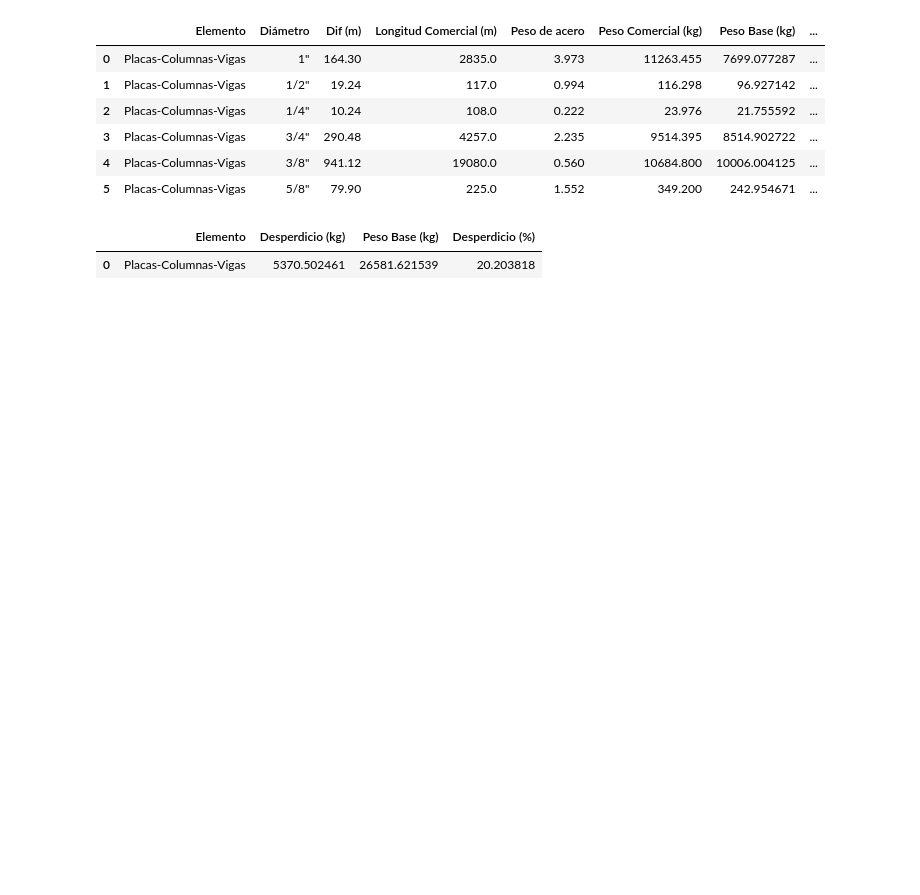
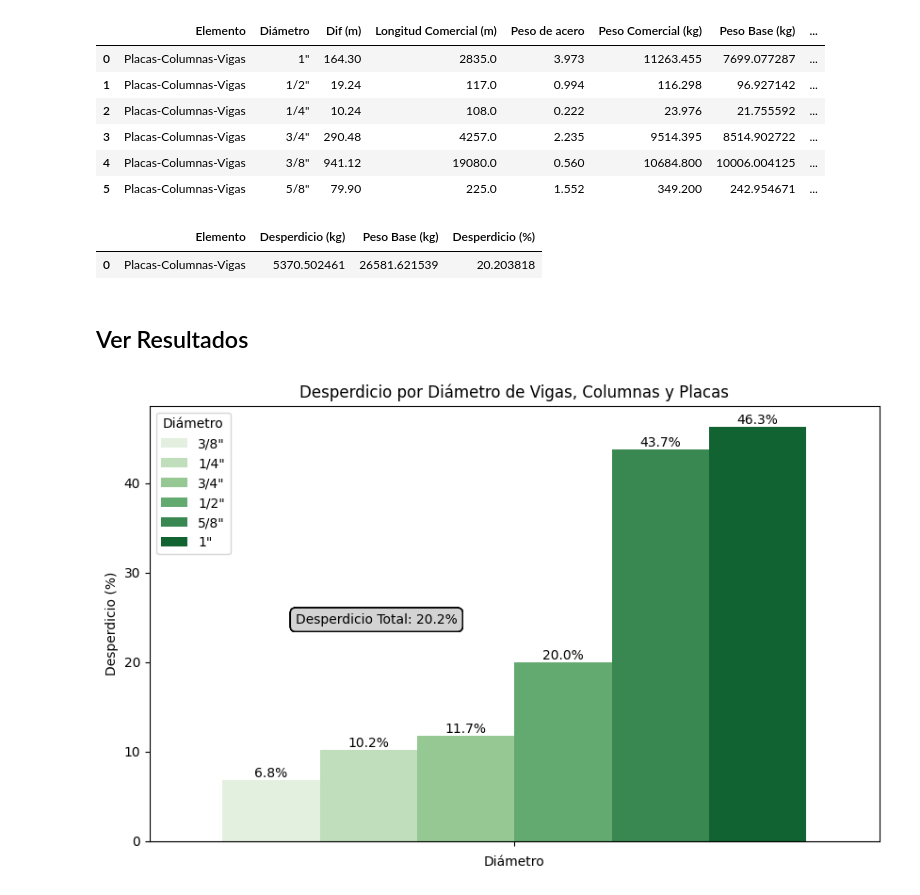
Before and after one commit to FabioTori/DesperdicioAcero, a Jupyter notebook: Desperdicio_Acero.ipynb, the cells around one changed output. Cells and saved outputs as stored; diff of their text form; code cells hidden in the pictures; blank space fills up the shorter version.

```diff
--- a/Desperdicio_Acero.ipynb
+++ b/Desperdicio_Acero.ipynb
@@ -266,3 +268,35 @@ df_desperdicio_total
 # %% [output]
 |  | Elemento | Desperdicio (kg) | Peso Base (kg) | Desperdicio (%) |
 | 0 | Placas-Columnas-Vigas | 5370.502461 | 26581.621539 | 20.203818 |
+# %% [markdown]
+## Ver Resultados
+# %%
+# Gráfica de desperdicio por diámetro de mayor menor desperdicio porcentual con seaborn
+# Definir Figura
+plt.figure(figsize=(10, 6))
+
+# Gráfica de barras
+ax=sns.barplot(
+    hue='Diámetro', y='Desperdicio (%)',
+    data=df_desperdicio.sort_values(by='Desperdicio (%)', ascending=True),
+    palette="Greens")
+
+# Nombre de ejes y Título
+plt.title('Desperdicio por Diámetro de Vigas, Columnas y Placas')
+plt.xlabel('Diámetro')
+plt.ylabel('Desperdicio (%)')
+
+# Agregar etiquetas de datos con formato
+for container in ax.containers:
+    ax.bar_label(container, fmt='%.1f%%', label_type='edge')
+
+    # Agregar tarjeta de datos con valor de Desperdicio % total
+    plt.annotate(
+    f"Desperdicio Total: {df_desperdicio_total['Desperdicio (%)'].max():.1f}%",
+    xy=(0.2, 0.5),
+    xycoords='axes fraction',
+    bbox=dict(boxstyle="round,pad=0.4", edgecolor="Black", facecolor="lightgray"))
+
+plt.show()
+# %% [output]
+[figure, added]
```
Also changed, not shown: parts of 12 cells of this notebook.
